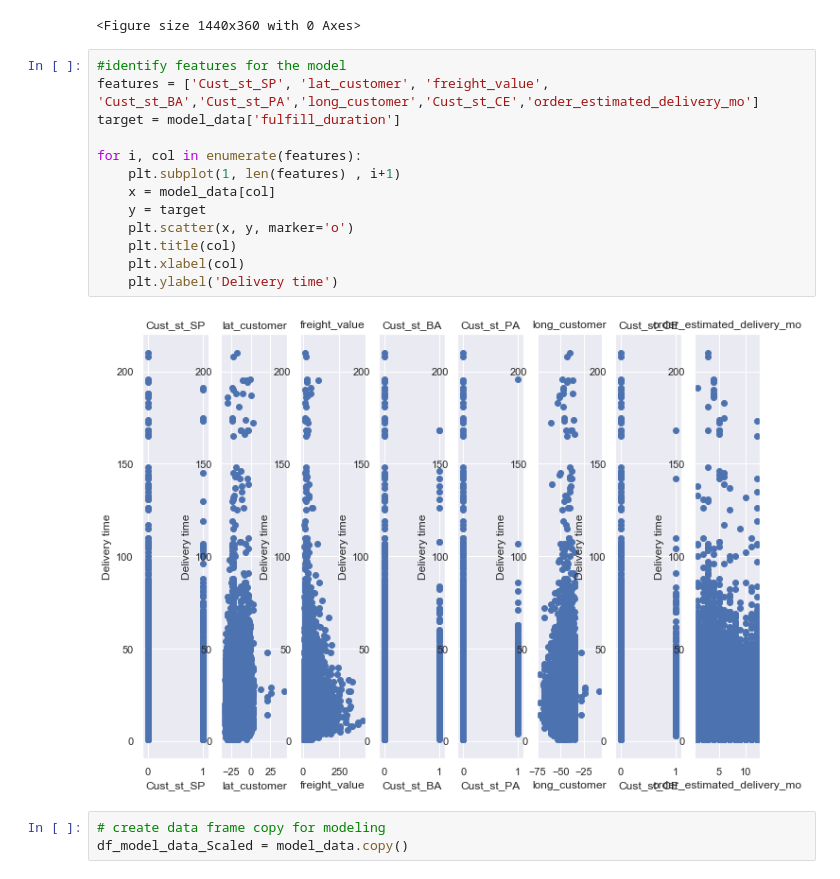
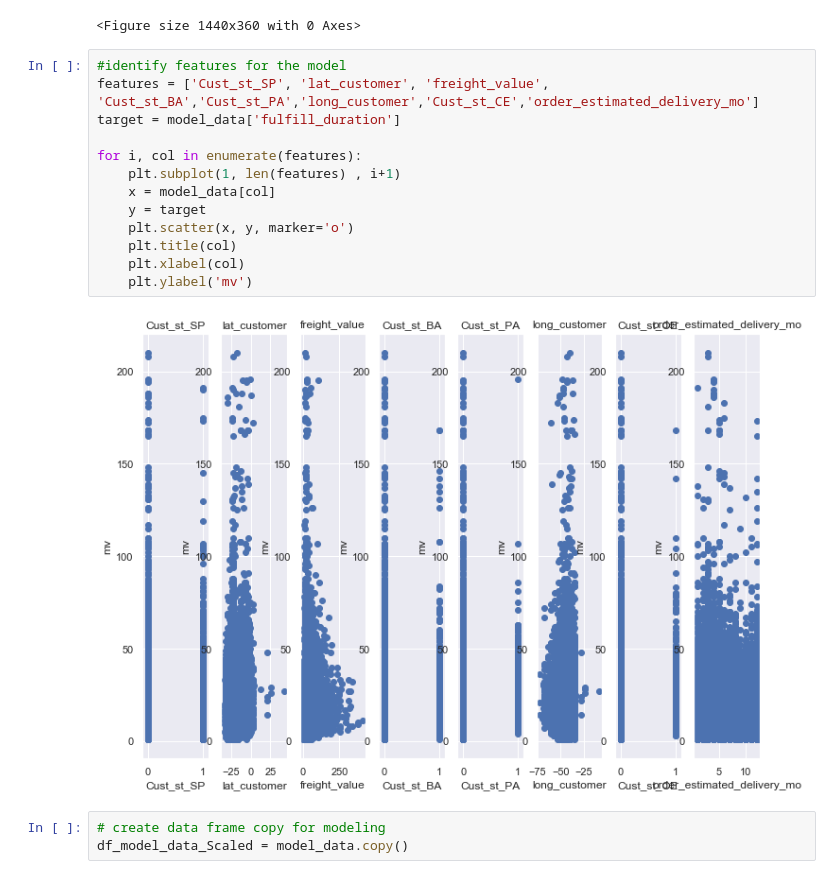
Before and after one commit to MSDS498/Predictive_Models, a Jupyter notebook: Linear_Rridge_Regression.ipynb, the cells around one changed output. Drawn from its saved outputs; the diff is of its cells as text.

```diff
--- a/Linear_Rridge_Regression.ipynb
+++ b/Linear_Rridge_Regression.ipynb
@@ -164,18 +159,18 @@ plt.figure(figsize=(20, 5))
 # %%
 #identify features for the model
 features = ['Cust_st_SP', 'lat_customer', 'freight_value', 'Cust_st_BA','Cust_st_PA','long_customer','Cust_st_CE','order_estimated_delivery_mo']
 target = model_data['fulfill_duration']
 
 for i, col in enumerate(features):
     plt.subplot(1, len(features) , i+1)
     x = model_data[col]
     y = target
     plt.scatter(x, y, marker='o')
     plt.title(col)
     plt.xlabel(col)
-    plt.ylabel('Delivery time')
+    plt.ylabel('mv')
 # %% [output]
-[figure, old version]
+[figure, new version]
 # %%
 # create data frame copy for modeling
 df_model_data_Scaled = model_data.copy()
```
Also changed, not shown: parts of 53 cells of this notebook.
